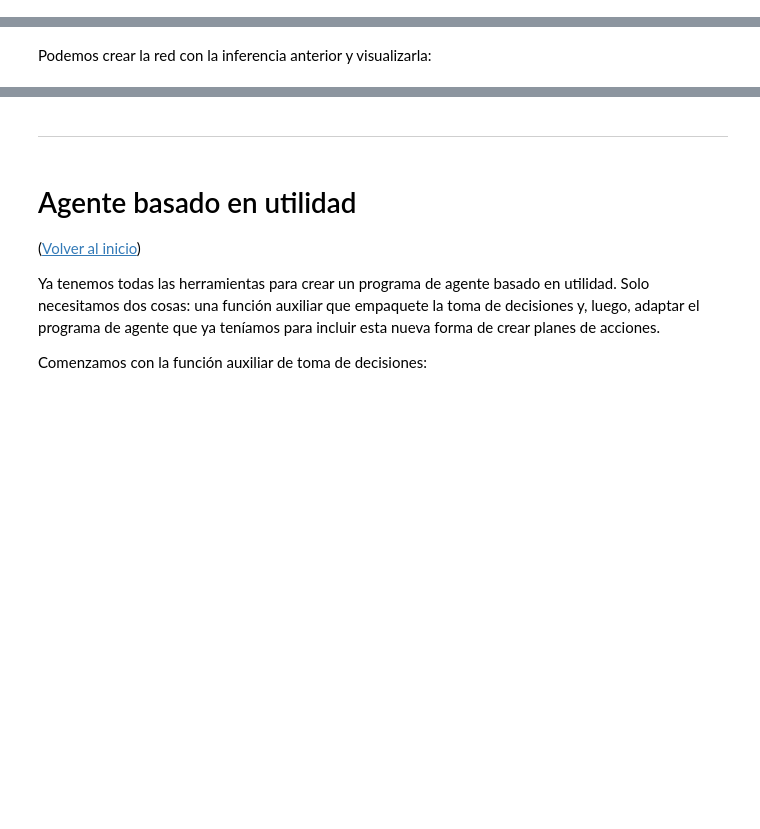
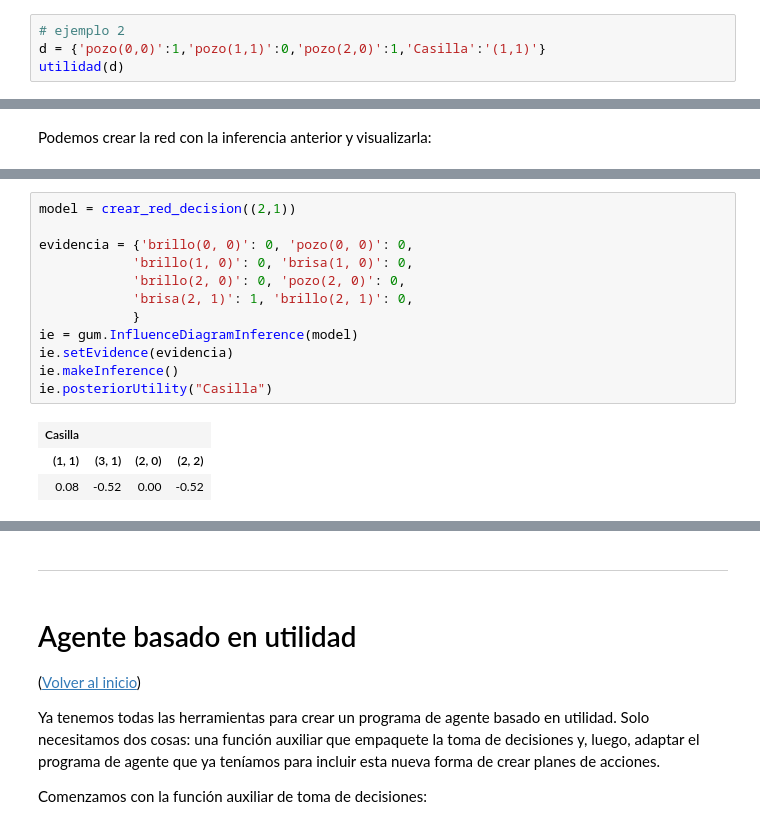
Before and after one commit to cgaravitoc/macc, a Jupyter notebook: AI/Notebook 10 - Redes de influencia/Redes_decision.ipynb, the cells around one changed output, grey strips where cells are left out. Saved outputs shown, nothing was run; the diff lists cells and outputs as text; blank space fills up the shorter version.

```diff
--- a/AI/Notebook 10 - Redes de influencia/Redes_decision.ipynb
+++ b/AI/Notebook 10 - Redes de influencia/Redes_decision.ipynb
@@ -221,0 +254,4 @@ utilidad(d)
+# %%
+# ejemplo 2
+d = {'pozo(0,0)':1,'pozo(1,1)':0,'pozo(2,0)':1,'Casilla':'(1,1)'}
+utilidad(d)
@@ -654,3 +827,19 @@ Suponga que el juego inicia y el agente no percibe nada en la casilla de salida.
 La respuesta debe ser la siguiente:
 
 <img src="./imagenes/respuesta-ok.png" width="150">
+# %%
+model = crear_red_decision((2,1))
+
+evidencia = {'brillo(0, 0)': 0, 'pozo(0, 0)': 0,
+            'brillo(1, 0)': 0, 'brisa(1, 0)': 0,
+            'brillo(2, 0)': 0, 'pozo(2, 0)': 0,
+            'brisa(2, 1)': 1, 'brillo(2, 1)': 0,
+            }
+ie = gum.InfluenceDiagramInference(model)
+ie.setEvidence(evidencia)
+ie.makeInference()
+ie.posteriorUtility("Casilla")
+# %% [output]
+| Casilla |  |  |  |
+| (1, 1) | (3, 1) | (2, 0) | (2, 2) |
+| 0.08 | -0.52 | 0.00 | -0.52 |
```
Also changed, not shown: parts of 38 cells of this notebook, 19 other files.
